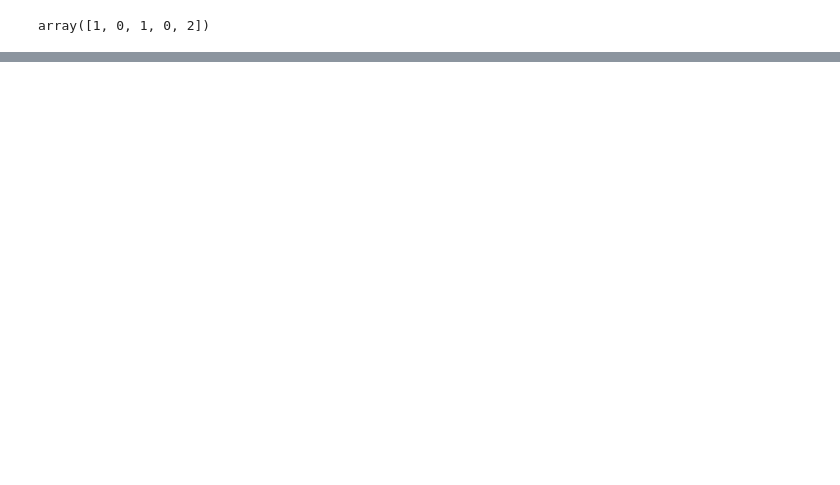
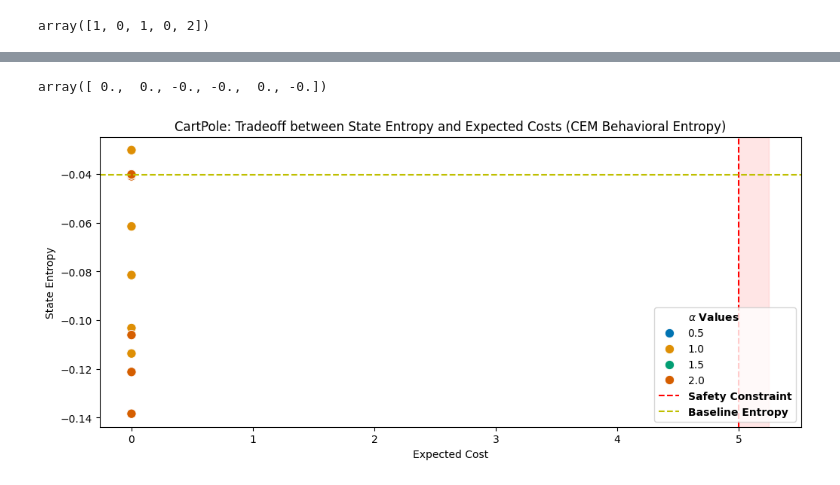
Before and after one commit to micobruh/safe-rl, a Jupyter notebook: env_vis.ipynb, the cells around one changed output, grey strips where cells are left out. Saved outputs shown, nothing was run; the diff lists cells and outputs as text; code cells hidden in the pictures; blank space fills up the shorter version.

```diff
--- a/env_vis.ipynb
+++ b/env_vis.ipynb
@@ -108,0 +251,8 @@ sns.scatterplot(data = df, x = "State", y = "Action")
+# %%
+plot_tradeoff("MountainCarContinuous-v0")
+# %% [output]
+array([ 0.,  0., -0., -0.,  0., -0.])
+# %%
+plot_tradeoff("CartPole-v1")
+# %% [output]
+[figure, added]
```
Also changed, not shown: parts of 7 cells of this notebook, 9 other files.
